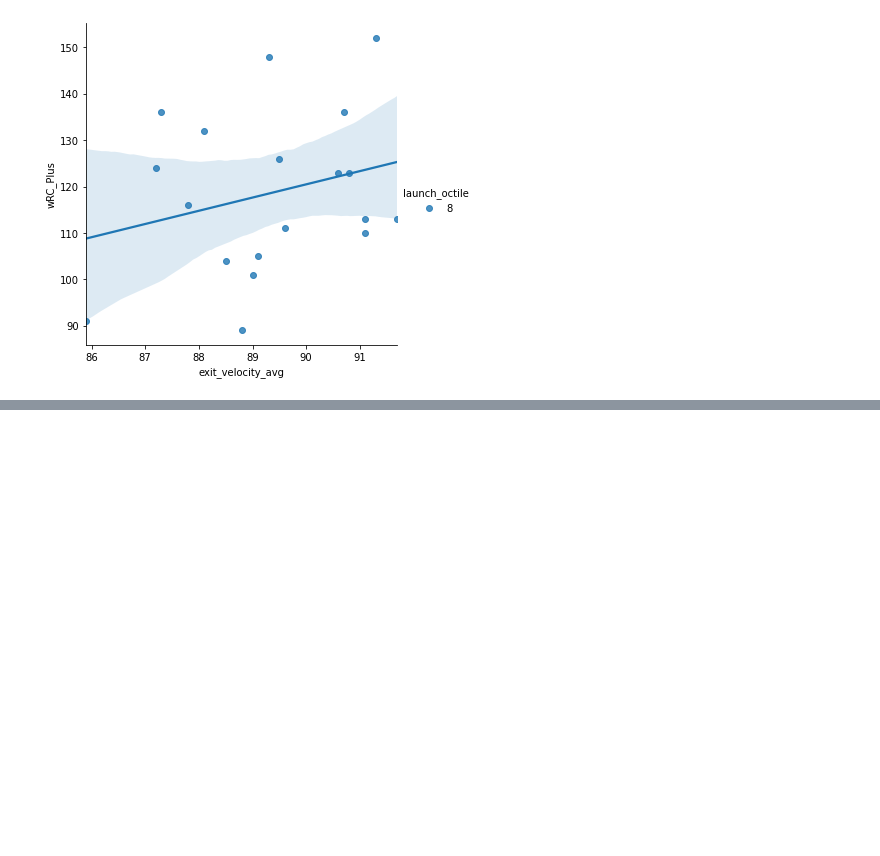
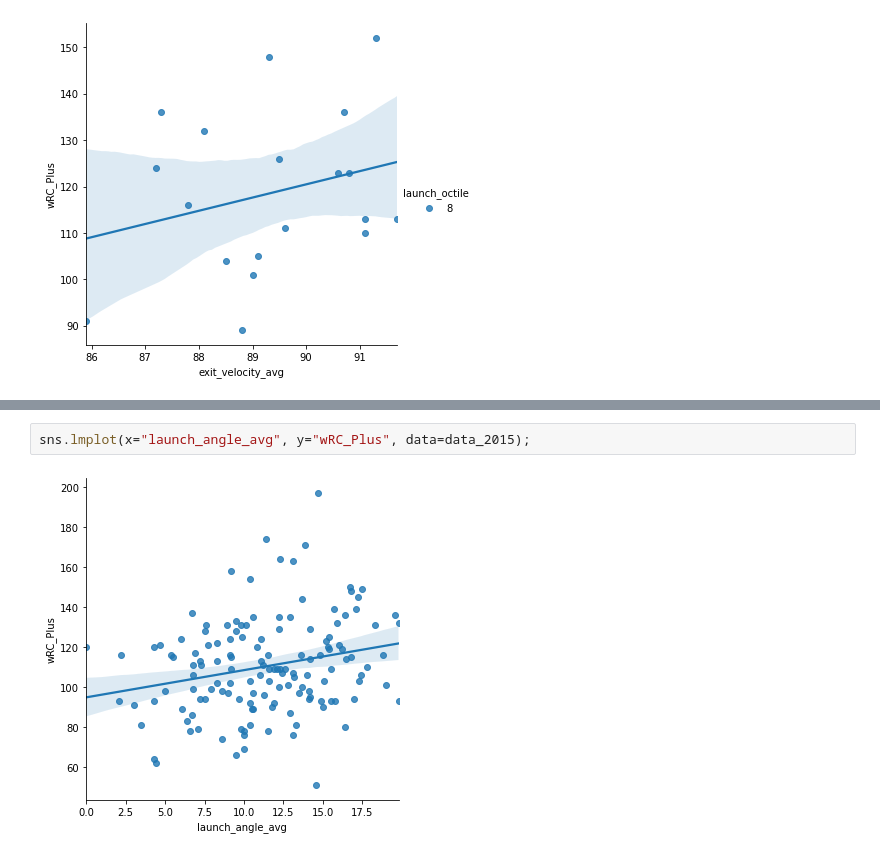
Before and after one commit to GeoffreyBrann/info2950, a Jupyter notebook: phase_4_launch_ange.ipynb, the cells around one changed output, grey strips where cells are left out. Cells and saved outputs as stored; diff of their text form; blank space fills up the shorter version.

```diff
--- a/phase_4_launch_ange.ipynb
+++ b/phase_4_launch_ange.ipynb
@@ -370,0 +381,4 @@ sns.lmplot(x="exit_velocity_avg", y="wRC_Plus", hue = 'launch_octile', data=data
+# %%
+sns.lmplot(x="launch_angle_avg", y="wRC_Plus", data=data_2015);
+# %% [output]
+[figure, added]
```
Also changed, not shown: parts of 23 cells of this notebook.
